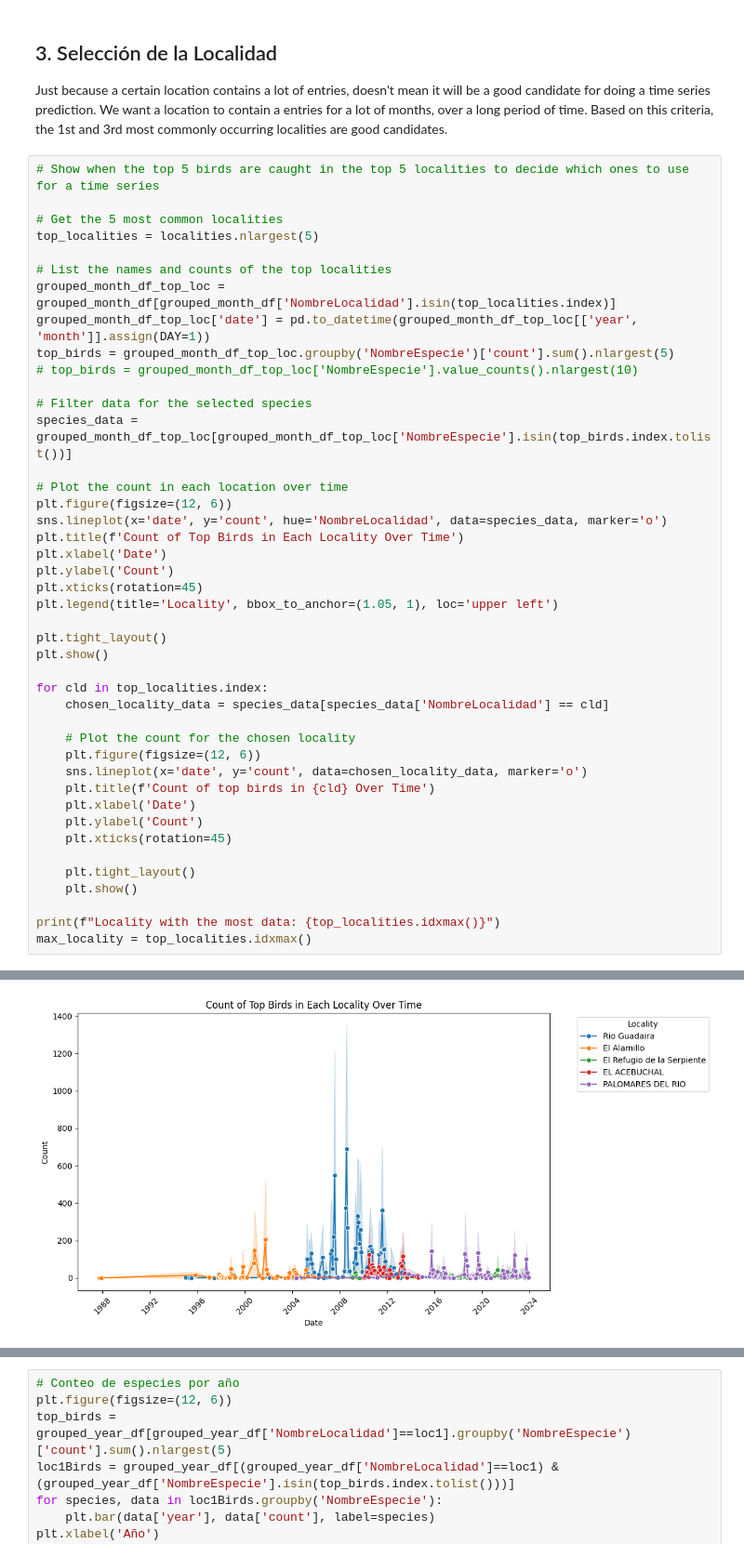
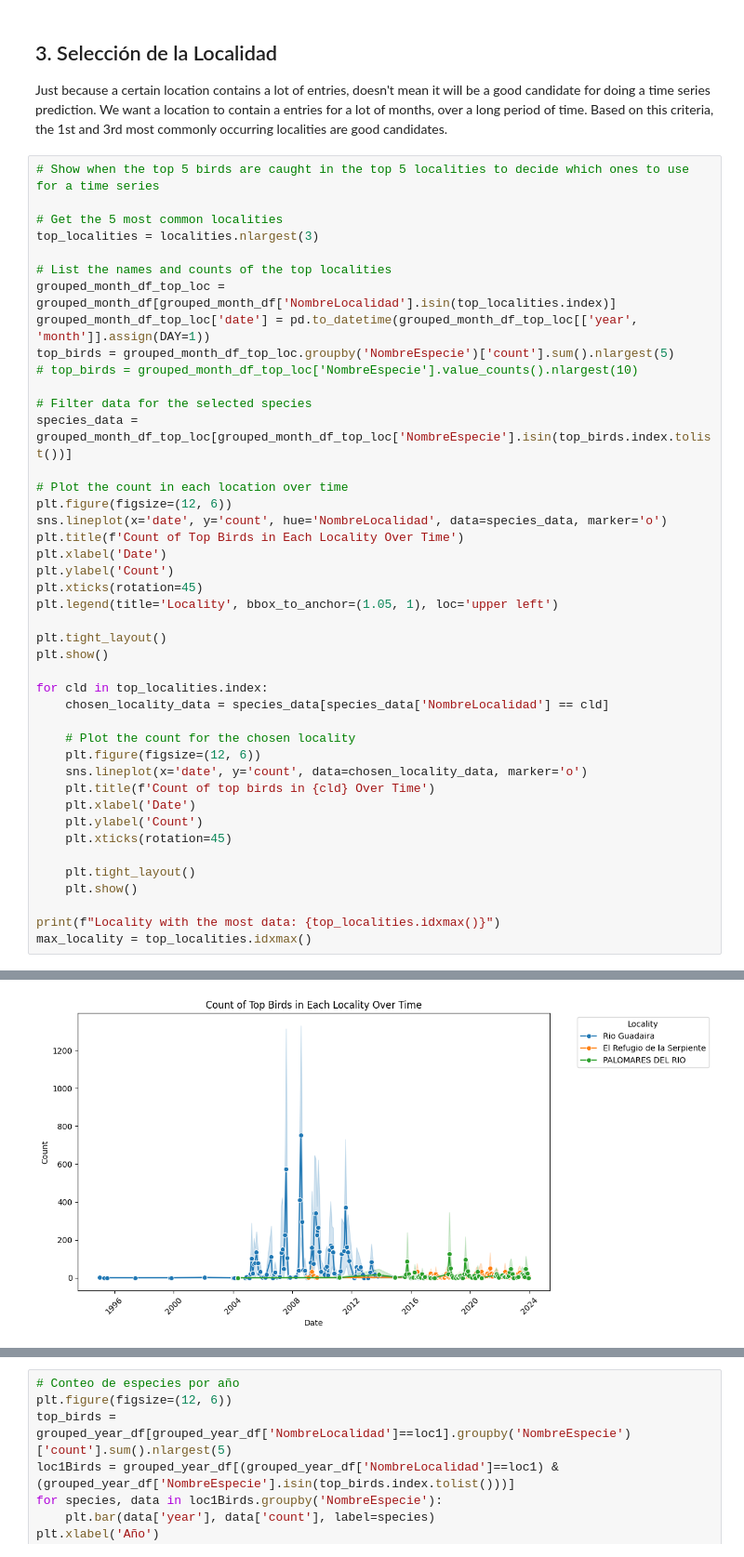
Before and after one commit to mckenned/proyecto_ds, a Jupyter notebook: Danielle/Entrega_Codigo.ipynb, the cells around one changed output, grey strips where cells are left out. Shown at 93% size. Drawn from its saved outputs; the diff is of its cells as text.

```diff
--- a/Danielle/Entrega_Codigo.ipynb
+++ b/Danielle/Entrega_Codigo.ipynb
@@ -171,7 +121,7 @@ Just because a certain location contains a lot of entries, doesn't mean it will
 # Show when the top 5 birds are caught in the top 5 localities to decide which ones to use for a time series
 
 # Get the 5 most common localities
-top_localities = localities.nlargest(5)
+top_localities = localities.nlargest(3)
 
 # List the names and counts of the top localities
 grouped_month_df_top_loc = grouped_month_df[grouped_month_df['NombreLocalidad'].isin(top_localities.index)]
@@ -189,31 +139,31 @@ plt.title(f'Count of Top Birds in Each Locality Over Time')
 plt.xlabel('Date')
 plt.ylabel('Count')
 plt.xticks(rotation=45)
 plt.legend(title='Locality', bbox_to_anchor=(1.05, 1), loc='upper left')
 
 plt.tight_layout()
 plt.show()
 
 for cld in top_localities.index:
     chosen_locality_data = species_data[species_data['NombreLocalidad'] == cld]
 
     # Plot the count for the chosen locality
     plt.figure(figsize=(12, 6))
     sns.lineplot(x='date', y='count', data=chosen_locality_data, marker='o')
     plt.title(f'Count of top birds in {cld} Over Time')
     plt.xlabel('Date')
     plt.ylabel('Count')
     plt.xticks(rotation=45)
 
     plt.tight_layout()
     plt.show()
 
 print(f"Locality with the most data: {top_localities.idxmax()}")
 max_locality = top_localities.idxmax()
 # %% [output]
 A value is trying to be set on a copy of a slice from a DataFrame.
 Try using .loc[row_indexer,col_indexer] = value instead
 
 See the caveats in the documentation: https://pandas.pydata.org/pandas-docs/stable/user_guide/indexing.html#returning-a-view-versus-a-copy
   grouped_month_df_top_loc['date'] = pd.to_datetime(grouped_month_df_top_loc[['year', 'month']].assign(DAY=1))
-[figure, old version]
+[figure, new version]
```
Also changed, not shown: parts of 23 cells of this notebook, 3 other files.
